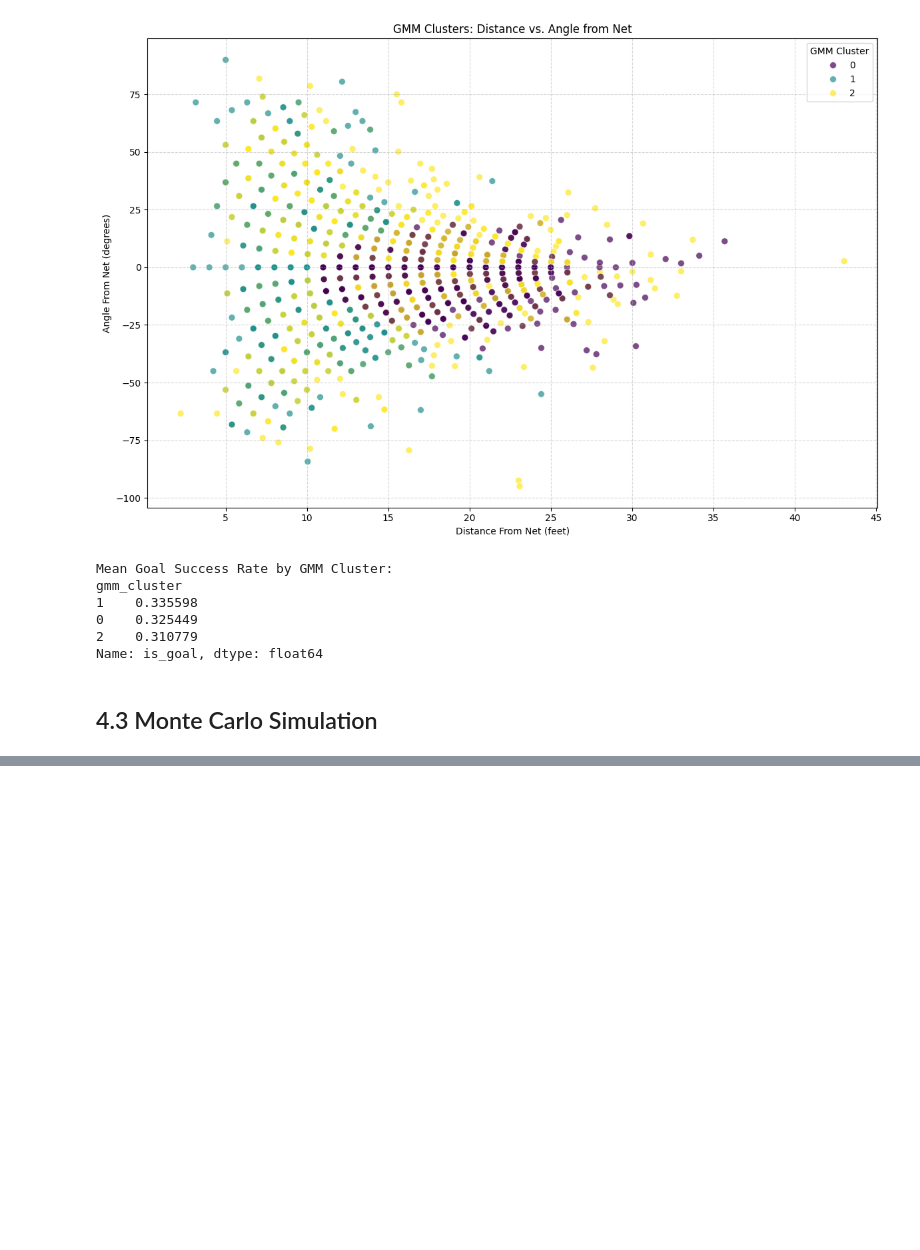
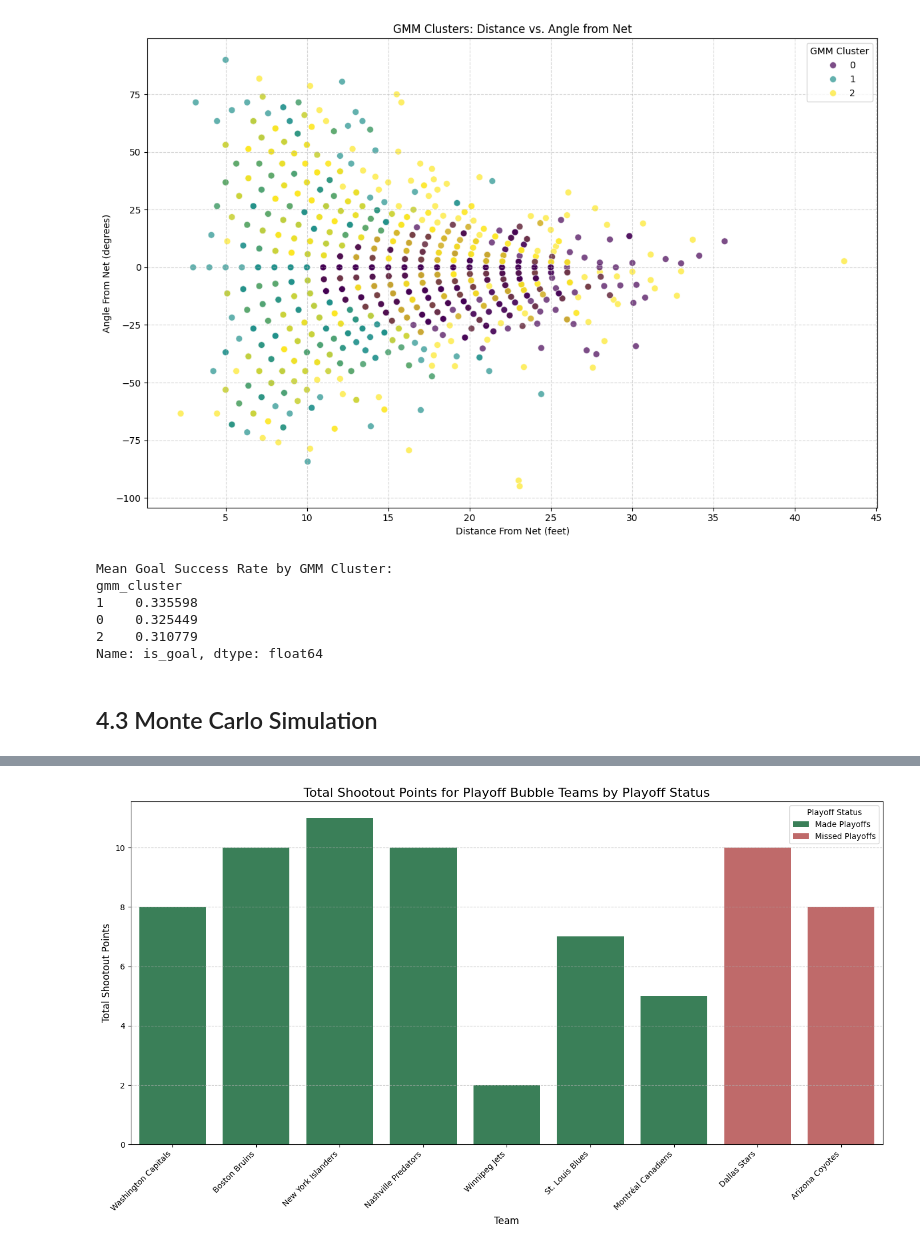
Before and after one commit to Darknight899/Comprehensive-Assessment-, a Jupyter notebook: Final_Version_Capstone.ipynb, the cells around one changed output, grey strips where cells are left out. Cells and saved outputs as stored; diff of their text form; code cells hidden in the pictures; blank space fills up the shorter version.

```diff
--- a/Final_Version_Capstone.ipynb
+++ b/Final_Version_Capstone.ipynb
@@ -1717,0 +2020,18 @@ Summarize the findings from the Monte Carlo simulation, including the baseline r
+# %%
+import pandas as pd
+
+# 1. Calculate the points each team earned from shootout wins
+df_processed_standings['shootoutWinPoints'] = df_processed_standings['shootoutWins'] * 2
+
+# 2. Points from shootout losses are directly from 'shootoutLosses' as each is 1 point
+df_processed_standings['shootoutLossPoints'] = df_processed_standings['shootoutLosses']
+
+# 3. Create a new column 'totalShootoutPoints'
+df_processed_standings['totalShootoutPoints'] = df_processed_standings['shootoutWinPoints'] + df_processed_standings['shootoutLossPoints']
+
+# 4. Display the relevant columns for verification
+print("First 5 rows of df_processed_standings with shootout points:")
+print(df_processed_standings[[
+    'teamName', 'shootoutWins', 'shootoutLosses',
+    'shootoutWinPoints', 'shootoutLossPoints', 'totalShootoutPoints'
+]].head())
@@ -1717,0 +2147,40 @@ Summarize the findings from the Monte Carlo simulation, including the baseline r
+# %%
+import matplotlib.pyplot as plt
+import seaborn as sns
+
+# 1. Add a 'Playoff Status' column to each DataFrame
+playoff_bubble_teams = df_bubble_teams[df_bubble_teams['playoff_bound'] == True].copy()
+non_playoff_bubble_teams = df_bubble_teams[df_bubble_teams['playoff_bound'] == False].copy()
+
+playoff_bubble_teams['Playoff Status'] = 'Made Playoffs'
+non_playoff_bubble_teams['Playoff Status'] = 'Missed Playoffs'
+
+# Combine the DataFrames
+df_combined_bubble_teams = pd.concat([playoff_bubble_teams, non_playoff_bubble_teams])
+
+# 2. Create a bar plot
+plt.figure(figsize=(14, 8))
+sns.barplot(data=df_combined_bubble_teams,
+            x='teamName',
+            y='totalShootoutPoints',
+            hue='Playoff Status',
+            palette={'Made Playoffs': 'seagreen', 'Missed Playoffs': 'indianred'})
+
+# 3. Set the title
+plt.title('Total Shootout Points for Playoff Bubble Teams by Playoff Status', fontsize=16)
+
+# 4. Label the axes
+plt.xlabel('Team', fontsize=12)
+plt.ylabel('Total Shootout Points', fontsize=12)
+
+# 5. Rotate x-axis labels for readability
+plt.xticks(rotation=45, ha='right')
+
+# Add grid for better readability
+plt.grid(axis='y', linestyle='--', alpha=0.7)
+
+# Adjust layout and display the plot
+plt.tight_layout()
+plt.show()
+# %% [output]
+[figure, added]
```
Also changed, not shown: parts of 115 cells of this notebook.
